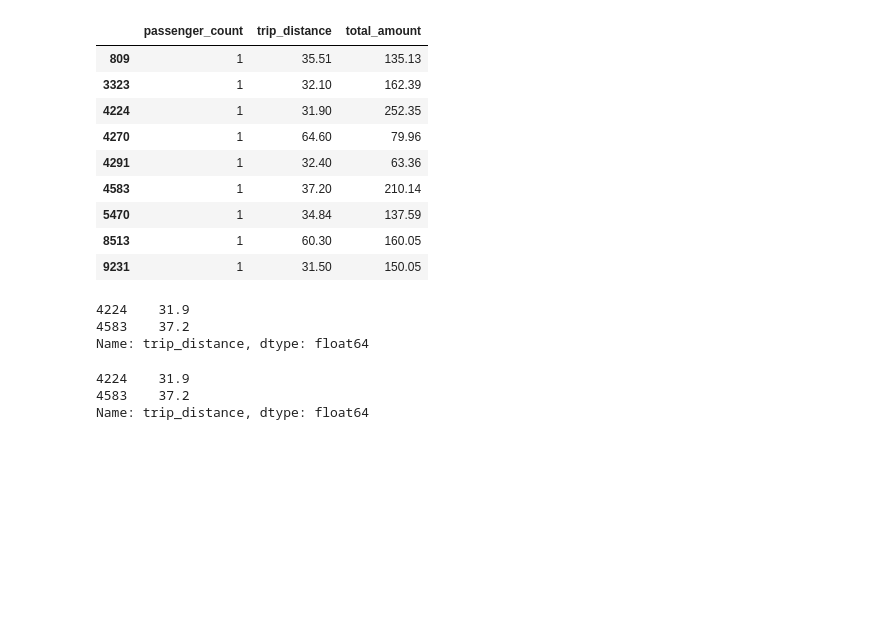
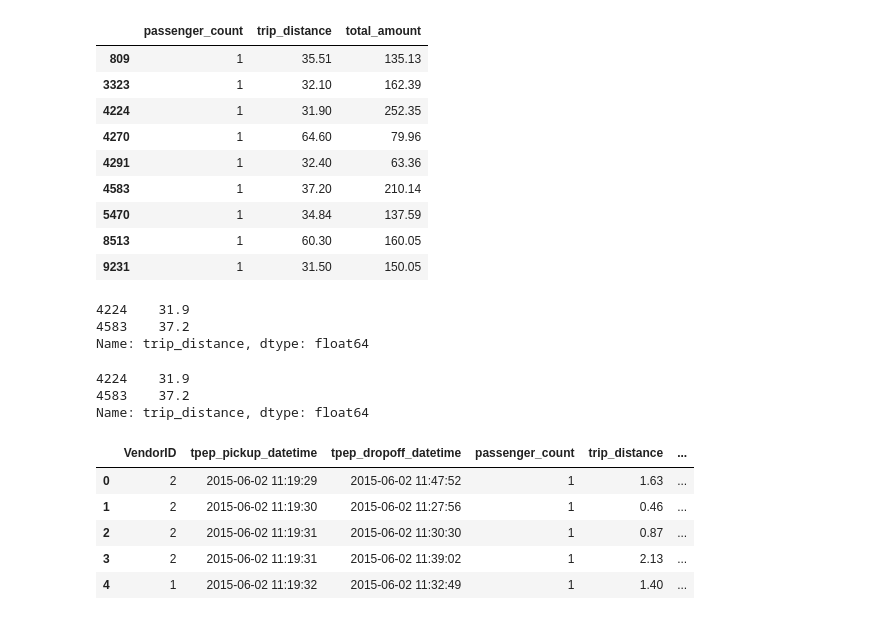
Before and after one commit to reuven/auckland-pug-2024-06June-19, a Jupyter notebook: loc in Pandas.ipynb, the cells around one changed output. Cells and saved outputs as stored; diff of their text form; code cells hidden in the pictures; blank space fills up the shorter version.

```diff
--- a/loc in Pandas.ipynb
+++ b/loc in Pandas.ipynb
@@ -591,3 +591,16 @@ Name: trip_distance, dtype: float64
 4224    31.9
 4583    37.2
 Name: trip_distance, dtype: float64
+# %%
+df = pd.read_csv(filename,
+                 parse_dates=['tpep_pickup_datetime',
+                              'tpep_dropoff_datetime'])
+# %%
+df.head()
+# %% [output]
+|  | VendorID | tpep_pickup_datetime | tpep_dropoff_datetime | passenger_count | trip_distance | ... |
+| 0 | 2 | 2015-06-02 11:19:29 | 2015-06-02 11:47:52 | 1 | 1.63 | ... |
+| 1 | 2 | 2015-06-02 11:19:30 | 2015-06-02 11:27:56 | 1 | 0.46 | ... |
+| 2 | 2 | 2015-06-02 11:19:31 | 2015-06-02 11:30:30 | 1 | 0.87 | ... |
+| 3 | 2 | 2015-06-02 11:19:31 | 2015-06-02 11:39:02 | 1 | 2.13 | ... |
+| 4 | 1 | 2015-06-02 11:19:32 | 2015-06-02 11:32:49 | 1 | 1.40 | ... |
```
Also changed, not shown: parts of 5 cells of this notebook.
